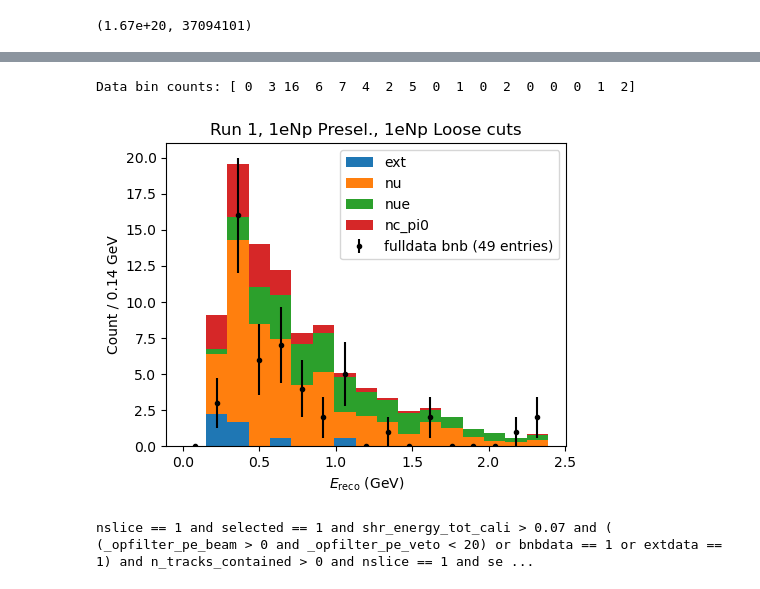
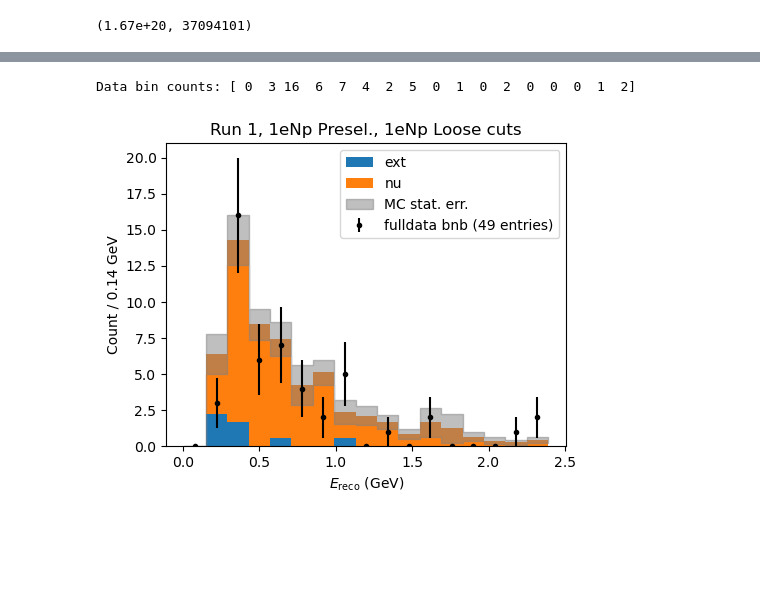
Before and after one commit to ubneutrinos/PELEE, a Jupyter notebook: sandbox/atrettin/playground.ipynb, the cells around one changed output, grey strips where cells are left out. Cells and saved outputs as stored; diff of their text form; code cells hidden in the pictures; blank space fills up the shorter version.

Commit message:
plot with stat errors in playground

```diff
--- a/sandbox/atrettin/playground.ipynb
+++ b/sandbox/atrettin/playground.ipynb
@@ -94,6 +8,0 @@ pot_mc_samples[1] = {
-# %%
-RUN = 1
-reload(dl)
-df_bnb = dl.load_sample(RUN, "runs", "bnb", loadpi0variables=True, loadshowervariables=True, loadrecoveryvars=True)
-df_ext = dl.load_sample(RUN, "runs", "ext", loadpi0variables=True, loadshowervariables=True, loadrecoveryvars=True)
-df_nu = dl.load_sample(RUN, "runs", "nu", loadpi0variables=True, loadshowervariables=True, loadrecoveryvars=True)
@@ -179,7 +14,15 @@ dl.get_pot_trig(1, "runs", "bnb")
 # %%
 reload(dl)
 RUN = 1
-rundata = dl.load_run(RUN, "bnb", truth_filtered_sets=["nue", "nc_pi0"], loadpi0variables=True, loadshowervariables=True, loadrecoveryvars=True)
+rundata = dl.load_run(
+    RUN,
+    "bnb",
+    # truth_filtered_sets=["nue", "nc_pi0"],
+    loadpi0variables=True,
+    loadshowervariables=True,
+    loadrecoveryvars=True,
+    loadsystematics=True,
+)
 # %%
 rundata.keys()
 # %% [output]
@@ -274,35 +98,51 @@ fig, ax = plt.subplots(figsize=(5, 4))
 
 bnb_filtered = df_bnb.query(query)
 
 # Plot the beam-on data (bnb) on top as points with error bars
 hist, bin_edges = np.histogram(bnb_filtered[VARIABLE], bins=BINS, range=RANGE)
 hist_err = np.sqrt(hist)
 bin_centers = (bin_edges[1:] + bin_edges[:-1]) / 2.0
 bin_width = (bin_edges[1:] - bin_edges[:-1])[0]
 entries = np.sum(hist)
 ax.errorbar(bin_centers, hist, yerr=hist_err, fmt=".", color="black", label=f"fulldata bnb ({entries:.0f} entries)")
 
 print(f"Data bin counts: {hist}")
 
 # Plot the MC as a stacked histogram
 data = [df.query(query).loc[df.query(query)["label"] == lbl, VARIABLE] for lbl in labels]
 weights = [df.query(query).loc[df.query(query)["label"] == lbl, "weights"] for lbl in labels]
 
 ax.hist(data, bins=BINS, range=RANGE, stacked=True, label=labels, weights=weights)
 
+# Calculate the total statistical MC error in each bin and plot it as a shaded region.
+# Use the sum of squared weights in each bin as the variance. We want to sum over all
+# of the stacked histograms.
+hist_mc_var, _ = np.histogram(np.concatenate(data), bins=BINS, range=RANGE, weights=np.concatenate(weights) ** 2)
+hist_mc_err = np.sqrt(hist_mc_var)
+hist_mc_tot, _ = np.histogram(np.concatenate(data), bins=BINS, range=RANGE, weights=np.concatenate(weights))
+# Draw shaded band from hist_mc_tot - hist_mc_err to hist_mc_tot + hist_mc_err
+mc_err_lo = hist_mc_tot - hist_mc_err
+mc_err_hi = hist_mc_tot + hist_mc_err
+# Fill between the upper and lower error bounds with stepped line
+ax.fill_between(
+    bin_edges,
+    np.append(mc_err_lo, mc_err_lo[-1]),
+    np.append(mc_err_hi, mc_err_hi[-1]),
+    step="post",
+    color="gray",
+    alpha=0.5,
+    label="MC stat. err.",
+)
+
 ax.legend()
 
 ax.set_xlabel(r"$E_\mathrm{reco}$ (GeV)")
 ax.set_ylabel(f"Count / {bin_width:.2f} GeV")
 ax.set_title(f"Run {RUN}, {presel_title}, {sel_title}")
 
 fig.tight_layout()
 
 # fig.savefig(f"run{RUN}_{presel_title.replace(' ', '_').lower()}_{sel_title.replace(' ', '_').lower()}.pdf")
 # %% [output]
 Data bin counts: [ 0  3 16  6  7  4  2  5  0  1  0  2  0  0  0  1  2]
-[figure, old version]
+[figure, new version]
-# %%
-print(query)
-# %% [output]
-nslice == 1 and selected == 1 and shr_energy_tot_cali > 0.07 and ( (_opfilter_pe_beam > 0 and _opfilter_pe_veto < 20) or bnbdata == 1 or extdata == 1) and n_tracks_contained > 0 and nslice == 1 and se ...
```
Also changed, not shown: parts of 10 cells of this notebook.
